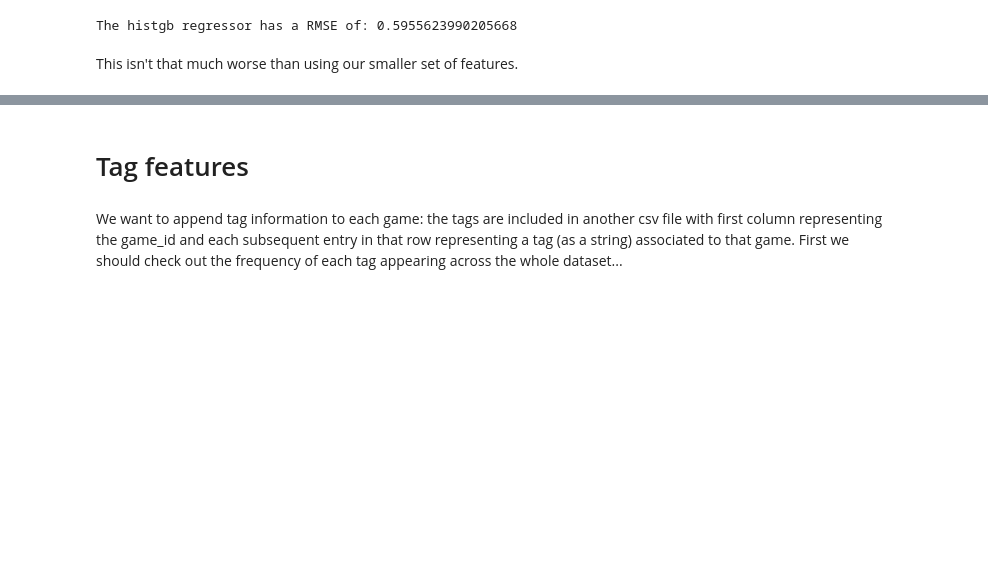
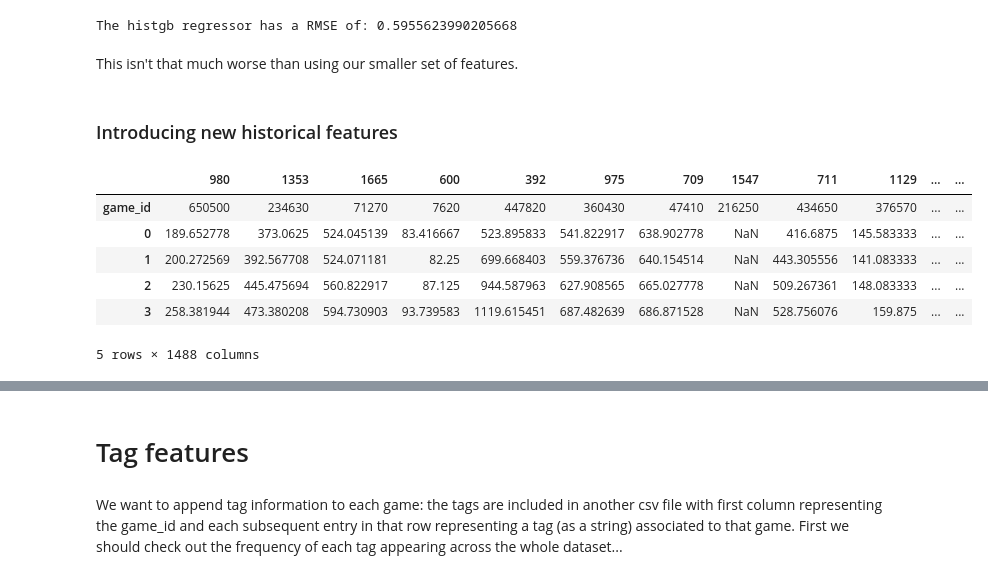
Before and after one commit to su-jai/player_forecasting, a Jupyter notebook: notebooks/data_engineering.ipynb, the cells around one changed output, grey strips where cells are left out. Drawn from its saved outputs; the diff is of its cells as text; code cells hidden in the pictures; blank space fills up the shorter version.

```diff
--- a/notebooks/data_engineering.ipynb
+++ b/notebooks/data_engineering.ipynb
@@ -875,3 +871,15 @@ print("The histgb regressor has a RMSE of: " + str(-np.mean(scores)))
 The histgb regressor has a RMSE of: 0.5955623990205668
 # %% [markdown]
 This isn't that much worse than using our smaller set of features.
+# %% [markdown]
+### Introducing new historical features
+# %%
+ra_shuffled.head()
+# %% [output]
+|  | 980 | 1353 | 1665 | 600 | 392 | 975 | 709 | 1547 | 711 | 1129 | ... | ... |
+| game_id | 650500 | 234630 | 71270 | 7620 | 447820 | 360430 | 47410 | 216250 | 434650 | 376570 | ... | ... |
+| 0 | 189.652778 | 373.0625 | 524.045139 | 83.416667 | 523.895833 | 541.822917 | 638.902778 | NaN | 416.6875 | 145.583333 | ... | ... |
+| 1 | 200.272569 | 392.567708 | 524.071181 | 82.25 | 699.668403 | 559.376736 | 640.154514 | NaN | 443.305556 | 141.083333 | ... | ... |
+| 2 | 230.15625 | 445.475694 | 560.822917 | 87.125 | 944.587963 | 627.908565 | 665.027778 | NaN | 509.267361 | 148.083333 | ... | ... |
+| 3 | 258.381944 | 473.380208 | 594.730903 | 93.739583 | 1119.615451 | 687.482639 | 686.871528 | NaN | 528.756076 | 159.875 | ... | ... |
+5 rows × 1488 columns
```
Also changed, not shown: parts of 10 cells of this notebook.
